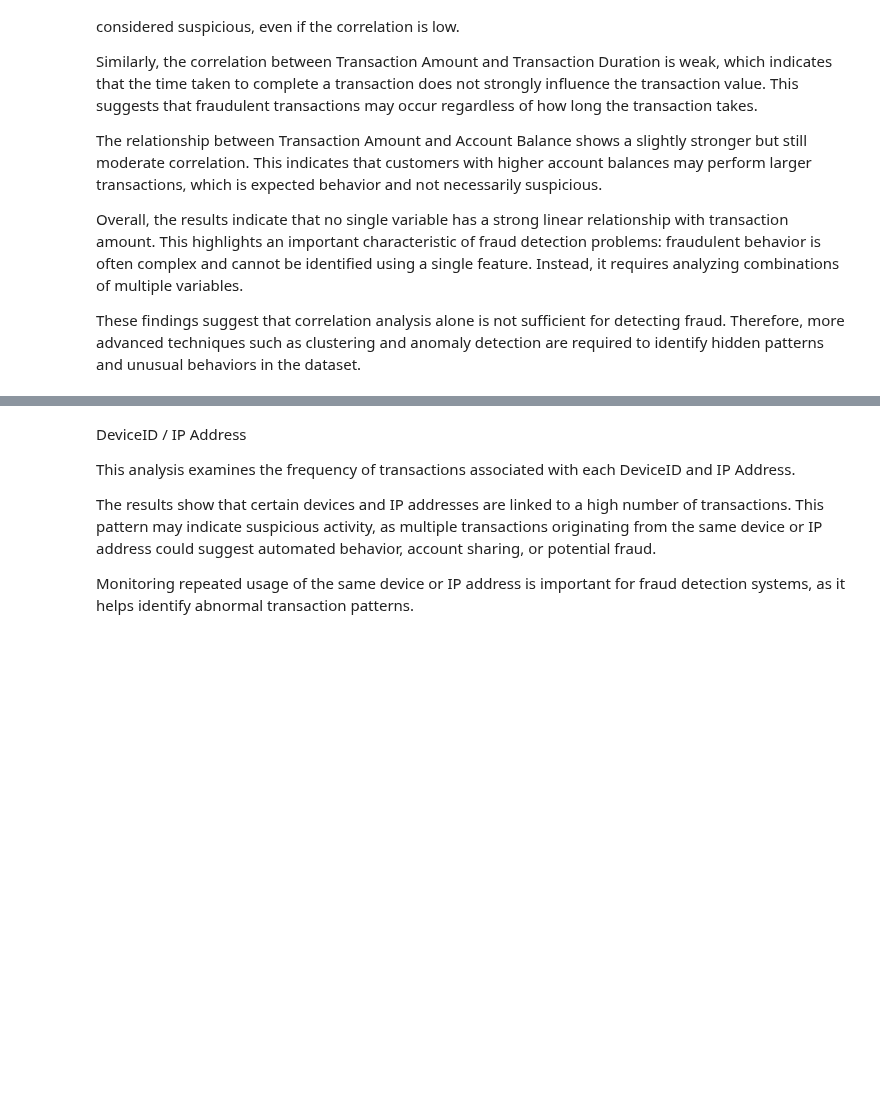
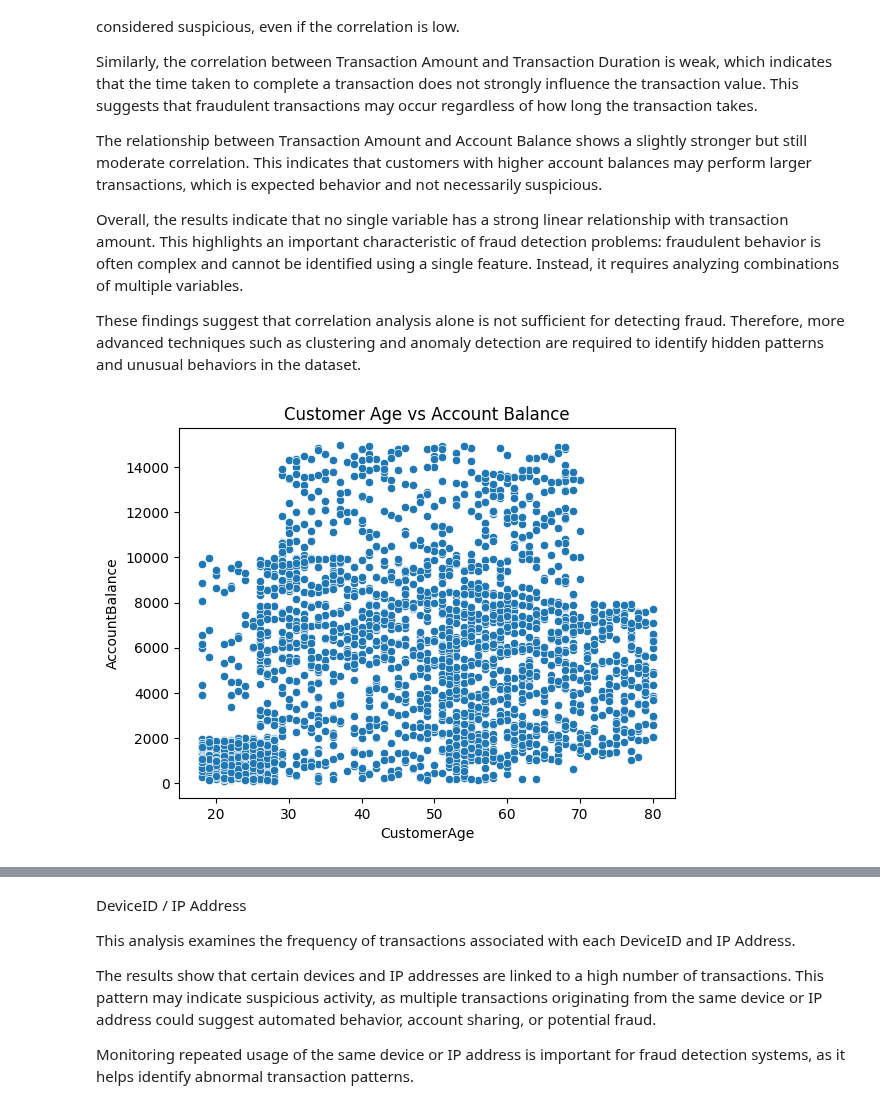
Before and after one commit to marghistani22/Data_Engineering, a Jupyter notebook: Untitled1.ipynb, the cells around one changed output, grey strips where cells are left out. Cells and saved outputs as stored; diff of their text form; code cells hidden in the pictures; blank space fills up the shorter version.

```diff
--- a/Untitled1.ipynb
+++ b/Untitled1.ipynb
@@ -781,3 +800,9 @@ The relationship between Transaction Amount and Account Balance shows a slightly
 Overall, the results indicate that no single variable has a strong linear relationship with transaction amount. This highlights an important characteristic of fraud detection problems: fraudulent behavior is often complex and cannot be identified using a single feature. Instead, it requires analyzing combinations of multiple variables.
 
 These findings suggest that correlation analysis alone is not sufficient for detecting fraud. Therefore, more advanced techniques such as clustering and anomaly detection are required to identify hidden patterns and unusual behaviors in the dataset.
+# %%
+sns.scatterplot(x=df['CustomerAge'], y=df['AccountBalance'])
+plt.title("Customer Age vs Account Balance")
+plt.show()
+# %% [output]
+[figure, added]
```
Also changed, not shown: parts of 14 cells of this notebook.
